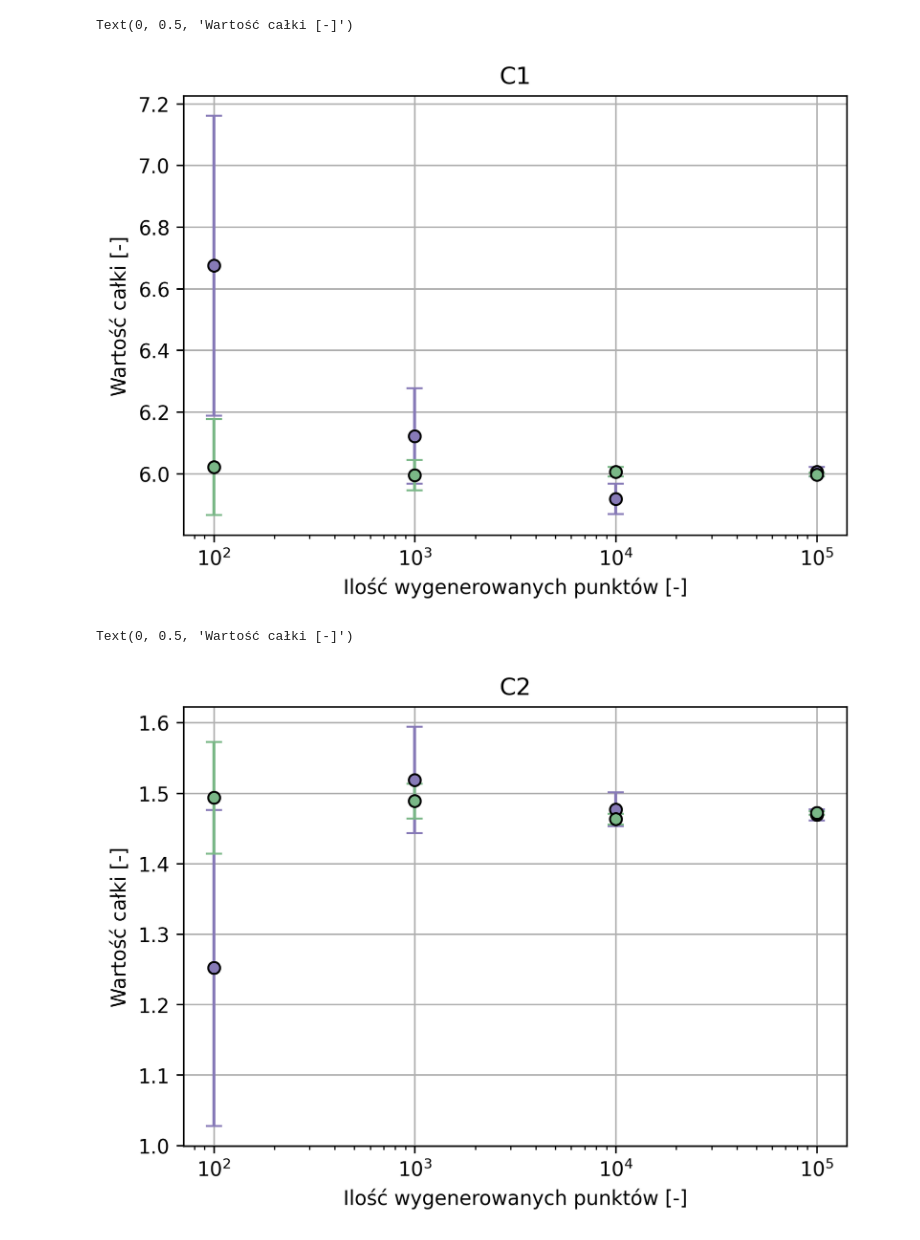
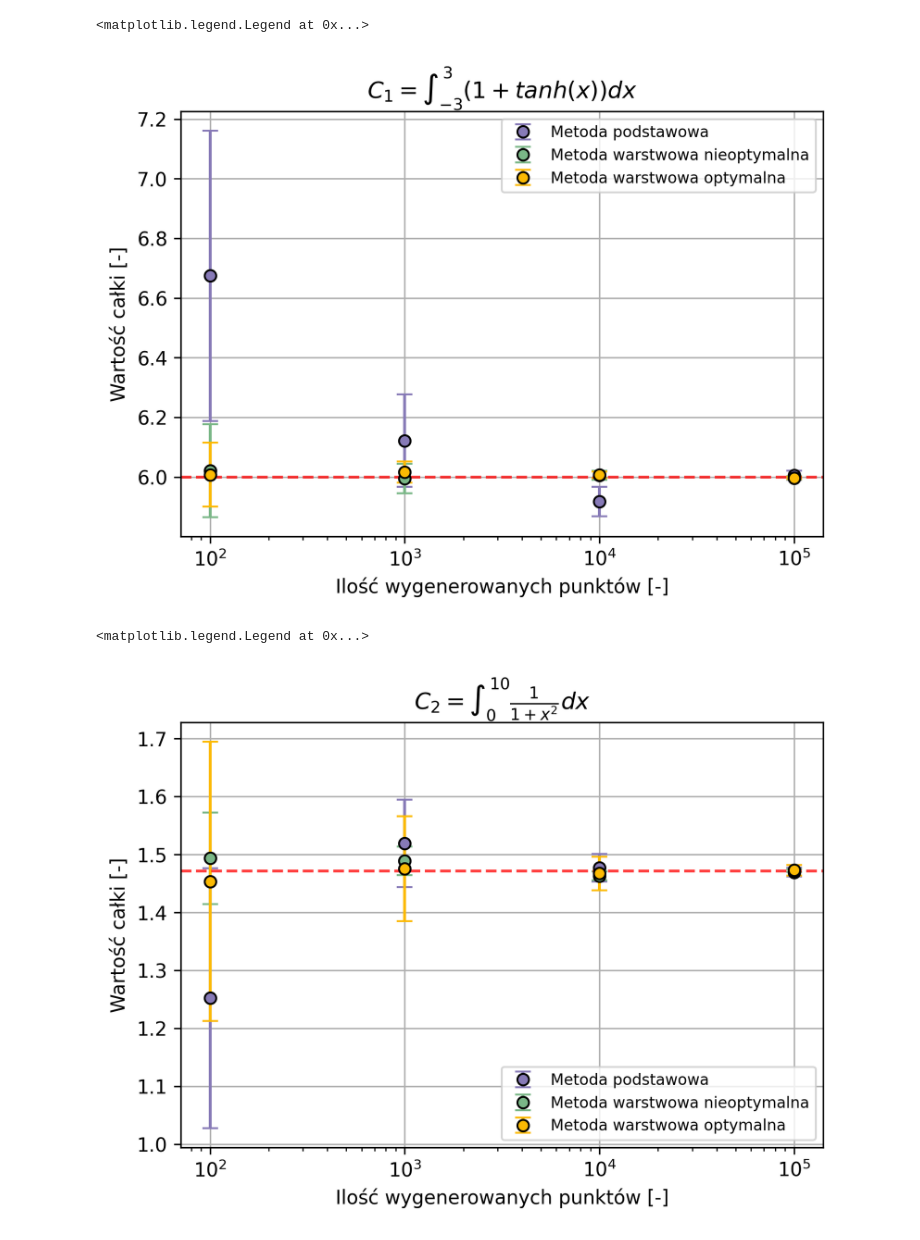
Before and after one commit to lruba939/Monte-Carlo, a Jupyter notebook: Lab 5/obrazy.ipynb, the cells around one changed output. Saved outputs shown, nothing was run; the diff lists cells and outputs as text; code cells hidden in the pictures.

```diff
--- a/Lab 5/obrazy.ipynb
+++ b/Lab 5/obrazy.ipynb
@@ -15,39 +154,47 @@ plt.legend()
 # %%
 data = np.loadtxt("podst.dat", comments="#", delimiter=" ", unpack=False)
 data2 = np.loadtxt("sys.dat", comments="#", delimiter=" ", unpack=False)
+data3 = np.loadtxt("opt.dat", comments="#", delimiter=" ", unpack=False)
 
 x = [10**2, 10**3, 10**4, 10**5]
 
 color1 = "#877ab7"
 color2 = "#7ab787"
+color3 = "#fcba03"
 
 plt.figure(figsize=(6,4), dpi=300)
 
-plt.errorbar(x, data[0:4,2], data[0:4,5], marker="o", mfc=color1, linestyle="None", mec="k", ecolor=color1, capthick=True, capsize=4)
-plt.errorbar(x, data2[0:4,2], data2[0:4,5], marker="o", mfc=color2, linestyle="None", mec="k", ecolor=color2, capthick=True, capsize=4)
+plt.errorbar(x, data[0:4,1], data[0:4,4], marker="o", mfc=color1, linestyle="None", mec="k", ecolor=color1, capthick=True, capsize=4, label="Metoda podstawowa")
+plt.errorbar(x, data2[0:4,1], data2[0:4,4], marker="o", mfc=color2, linestyle="None", mec="k", ecolor=color2, capthick=True, capsize=4, label="Metoda warstwowa nieoptymalna")
+plt.errorbar(x, data3[0:4,1], data3[0:4,4], marker="o", mfc=color3, linestyle="None", mec="k", ecolor=color3, capthick=True, capsize=4, label="Metoda warstwowa optymalna")
+plt.axhline(y = 6, color = 'r', linestyle = '--', alpha=0.75)
 
 plt.xscale("log")
 plt.grid(True)
-plt.title("C1")
+plt.title(r'$C_1 = \int_{-3}^{3}(1+tanh(x))dx$')
 plt.xlabel("Ilość wygenerowanych punktów [-]")
 plt.ylabel("Wartość całki [-]")
+plt.legend(fontsize = 8)
 # %% [output]
-Text(0, 0.5, 'Wartość całki [-]')
+<matplotlib.legend.Legend at 0x...>
-[figure, old version]
+[figure, new version]
 # %%
 plt.figure(figsize=(6,4), dpi=300)
 
-plt.errorbar(x, data[4:8,2], data[4:8,5], marker="o", mfc=color1, linestyle="None", mec="k", ecolor=color1, capthick=True, capsize=4)
-plt.errorbar(x, data2[4:8,2], data2[4:8,5], marker="o", mfc=color2, linestyle="None", mec="k", ecolor=color2, capthick=True, capsize=4)
+plt.errorbar(x, data[4:8,1], data[4:8,4], marker="o", mfc=color1, linestyle="None", mec="k", ecolor=color1, capthick=True, capsize=4, label="Metoda podstawowa")
+plt.errorbar(x, data2[4:8,1], data2[4:8,4], marker="o", mfc=color2, linestyle="None", mec="k", ecolor=color2, capthick=True, capsize=4, label="Metoda warstwowa nieoptymalna")
+plt.errorbar(x, data3[4:8,1], data3[4:8,4], marker="o", mfc=color3, linestyle="None", mec="k", ecolor=color3, capthick=True, capsize=4, label="Metoda warstwowa optymalna")
+plt.axhline(y = np.arctan(10) - np.arctan(0), color = 'r', linestyle = '--', alpha=0.75)
 
 plt.xscale("log")
 plt.grid(True)
-plt.title("C2")
+plt.title(r'$C_2 = \int_{0}^{10}\frac{1}{1+x^2}dx$')
 plt.xlabel("Ilość wygenerowanych punktów [-]")
 plt.ylabel("Wartość całki [-]")
+plt.legend(loc='lower right', fontsize=8)
 # %% [output]
-Text(0, 0.5, 'Wartość całki [-]')
+<matplotlib.legend.Legend at 0x...>
-[figure, old version]
+[figure, new version]
 # %%
 plt.figure(figsize=(6,4), dpi=300)
 
```
Also changed, not shown: parts of 7 cells of this notebook, 15 other files.
